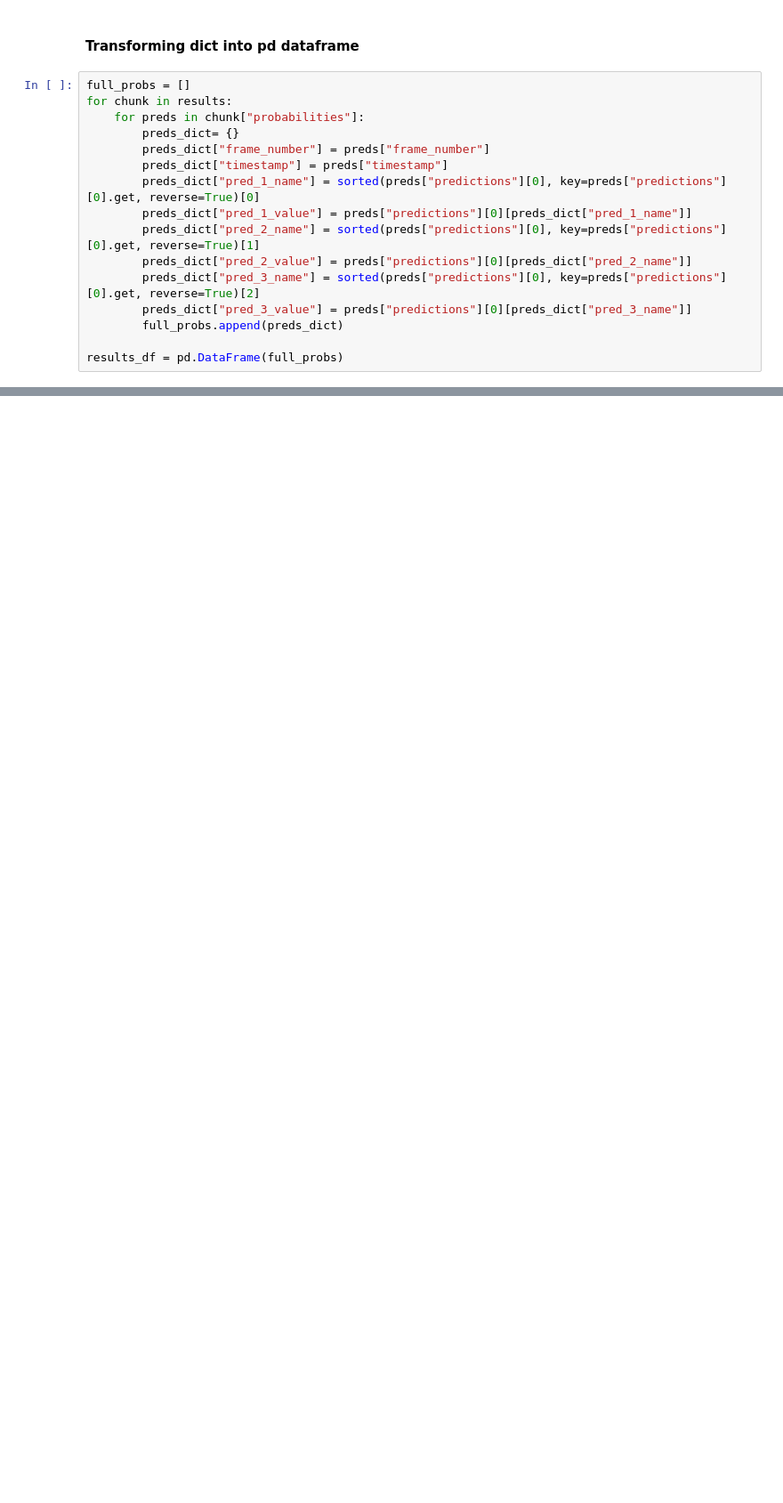
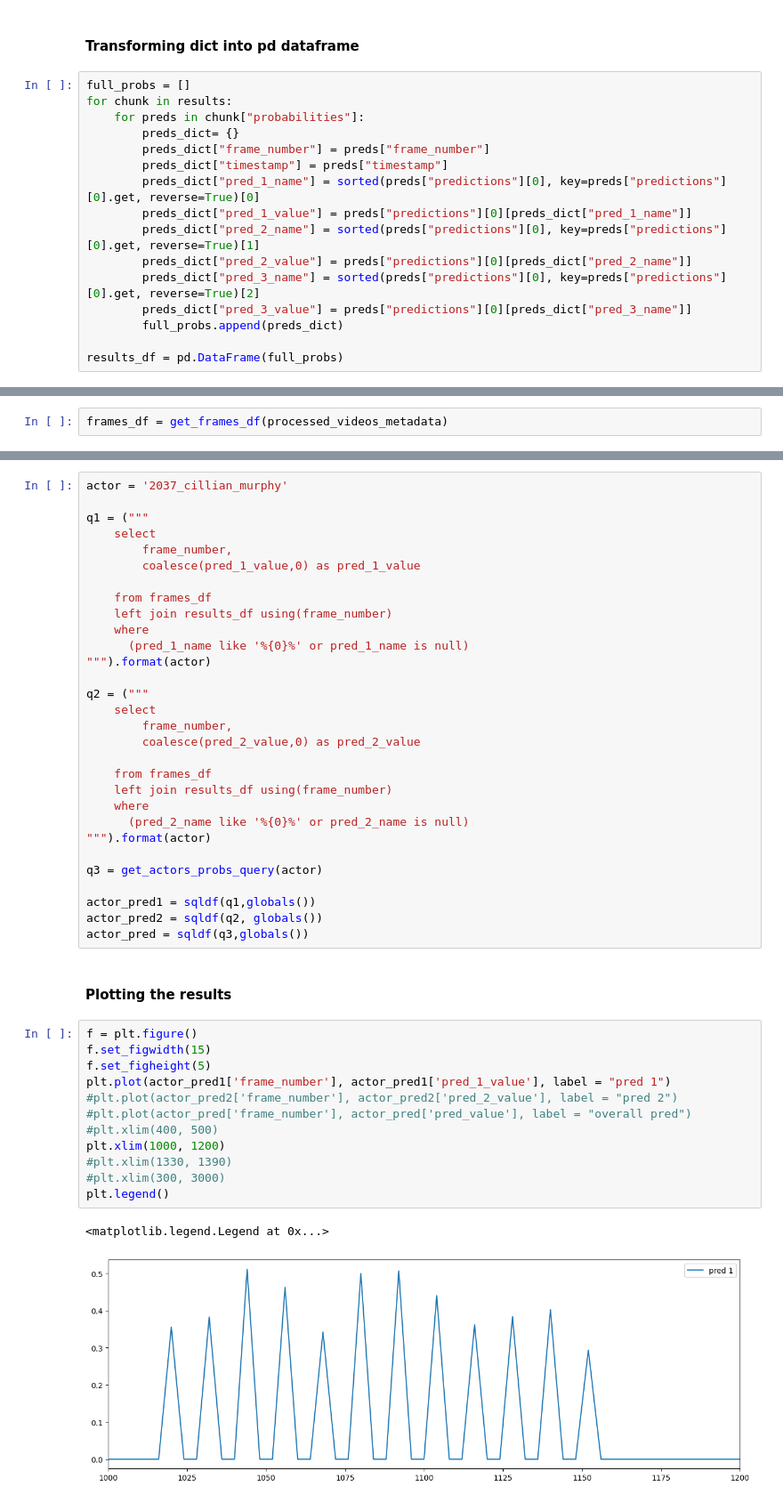
Before and after one commit to ssabalain/who_is_on_screen, a Jupyter notebook: src/jupyter_notebooks/11_analyzing_scene.ipynb, the cells around one changed output, grey strips where cells are left out. Shown at 89% size. Drawn from its saved outputs; the diff is of its cells as text; blank space fills up the shorter version.

```diff
--- a/src/jupyter_notebooks/11_analyzing_scene.ipynb
+++ b/src/jupyter_notebooks/11_analyzing_scene.ipynb
@@ -181,0 +177,2 @@ sqldf("""
+# %%
+frames_df = get_frames_df(processed_videos_metadata)
@@ -181,0 +181,47 @@ sqldf("""
+# %%
+actor = '2037_cillian_murphy'
+
+q1 = ("""
+    select
+        frame_number,
+        coalesce(pred_1_value,0) as pred_1_value
+
+    from frames_df
+    left join results_df using(frame_number)
+    where
+      (pred_1_name like '%{0}%' or pred_1_name is null)
+""").format(actor)
+
+q2 = ("""
+    select
+        frame_number,
+        coalesce(pred_2_value,0) as pred_2_value
+
+    from frames_df
+    left join results_df using(frame_number)
+    where
+      (pred_2_name like '%{0}%' or pred_2_name is null)
+""").format(actor)
+
+q3 = get_actors_probs_query(actor)
+
+actor_pred1 = sqldf(q1,globals())
+actor_pred2 = sqldf(q2, globals())
+actor_pred = sqldf(q3,globals())
+# %% [markdown]
+#### Plotting the results
+# %%
+f = plt.figure()
+f.set_figwidth(15)
+f.set_figheight(5)
+plt.plot(actor_pred1['frame_number'], actor_pred1['pred_1_value'], label = "pred 1")
+#plt.plot(actor_pred2['frame_number'], actor_pred2['pred_2_value'], label = "pred 2")
+#plt.plot(actor_pred['frame_number'], actor_pred['pred_value'], label = "overall pred")
+#plt.xlim(400, 500)
+plt.xlim(1000, 1200)
+#plt.xlim(1330, 1390)
+#plt.xlim(300, 3000)
+plt.legend()
+# %% [output]
+<matplotlib.legend.Legend at 0x...>
+[figure, added]
```
Also changed, not shown: parts of 15 cells of this notebook, 2 other files.
